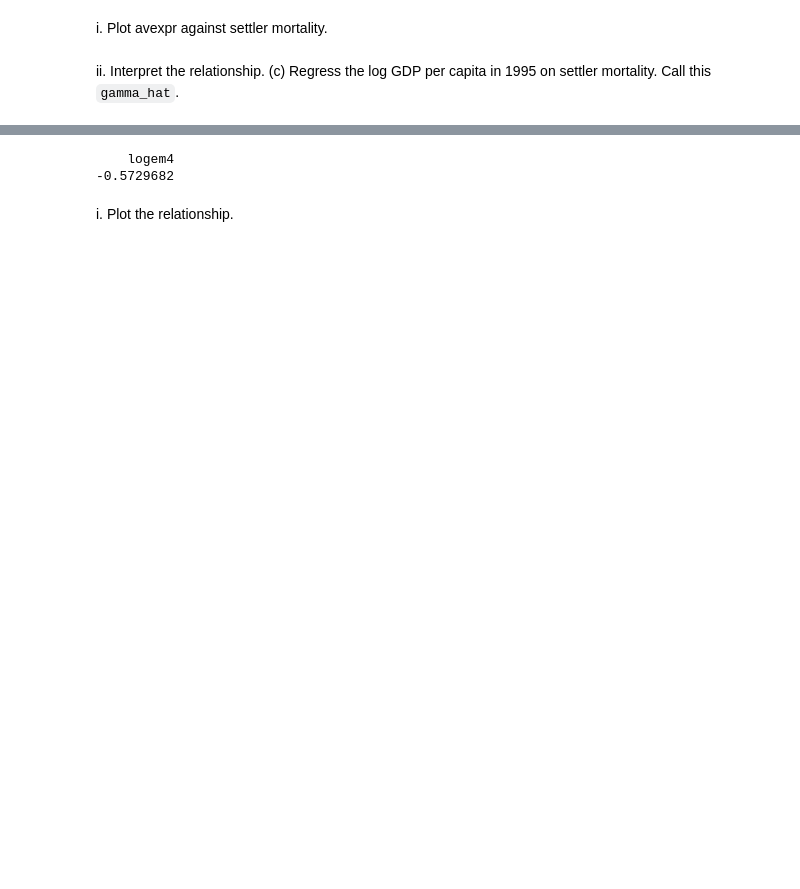
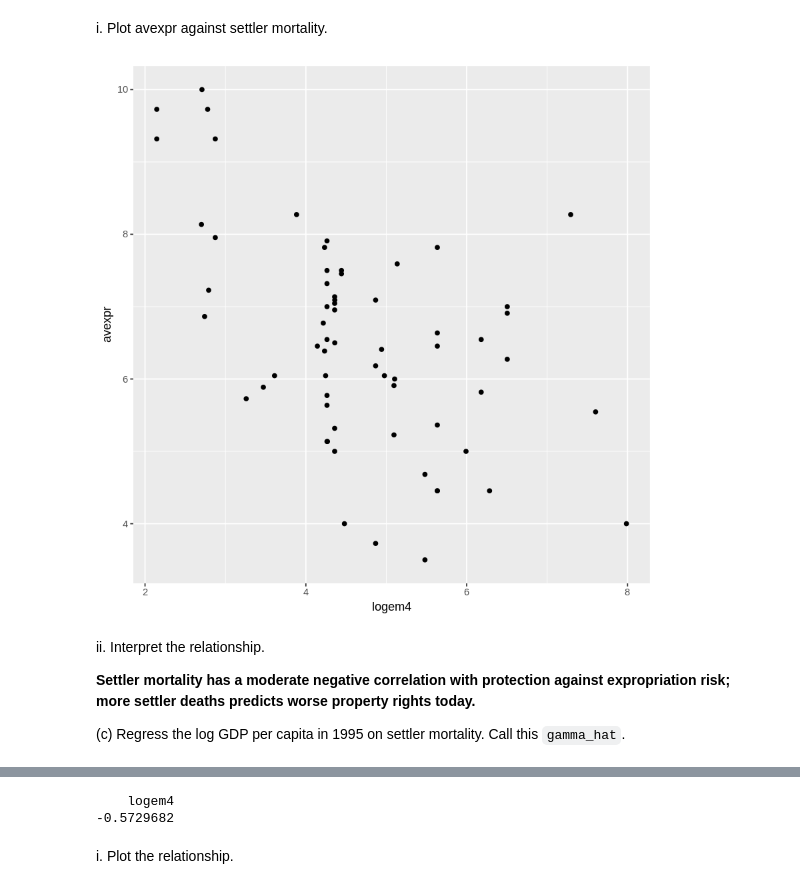
Before and after one commit to MaxGhenis/mit_1475, a Jupyter notebook: ps1/14_75_ps1_r_max_ghenis.ipynb, the cells around one changed output, grey strips where cells are left out. Drawn from its saved outputs; the diff is of its cells as text; code cells hidden in the pictures; blank space fills up the shorter version.

```diff
--- a/ps1/14_75_ps1_r_max_ghenis.ipynb
+++ b/ps1/14_75_ps1_r_max_ghenis.ipynb
@@ -289,5 +320,12 @@ i. Plot avexpr against settler mortality.
+# %%
+ggplot(ajr, aes(logem4, avexpr)) + geom_point()
+# %% [output]
+[figure, added]
 # %% [markdown]
 ii. Interpret the relationship.
+
+**Settler mortality has a moderate negative correlation with protection against expropriation risk; more settler deaths predicts worse property rights today.**
+
 (c) Regress the log GDP per capita in 1995 on settler mortality. Call this `gamma_hat`.
 # %%
 m = lm(logpgp95 ~ logem4, data=ajr)
```
Also changed, not shown: parts of 28 cells of this notebook.
